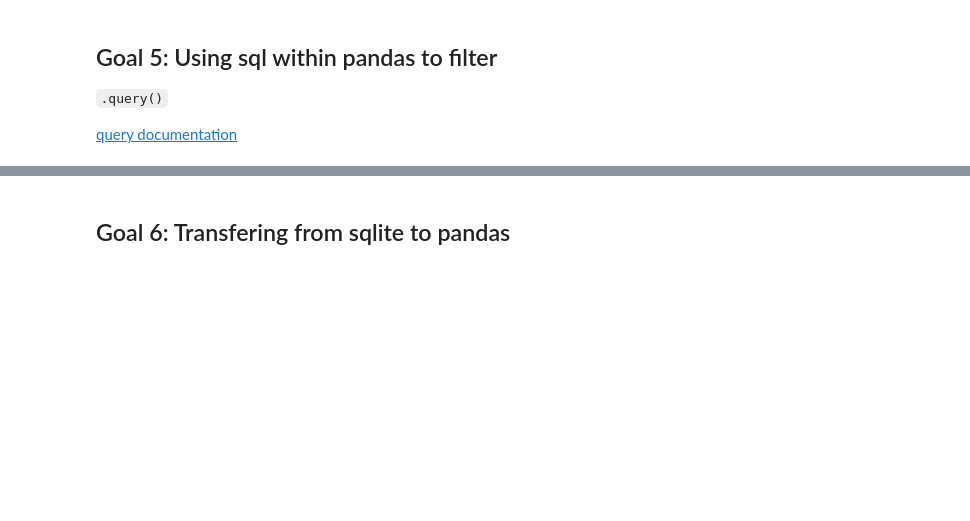
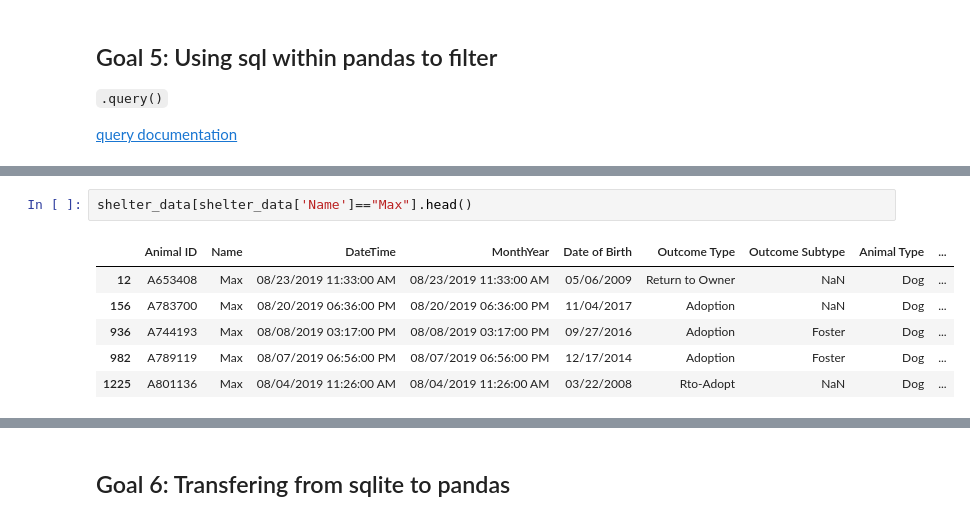
Before and after one commit to learn-co-students/chicago-ds-080519, a Jupyter notebook: Module-2/week-1/day_1_sql_pandas/sql-to-pandas.ipynb, the cells around one changed output, grey strips where cells are left out. Cells and saved outputs as stored; diff of their text form; blank space fills up the shorter version.

```diff
--- a/Module-2/week-1/day_1_sql_pandas/sql-to-pandas.ipynb
+++ b/Module-2/week-1/day_1_sql_pandas/sql-to-pandas.ipynb
@@ -197,3 +374,12 @@ shelter_data[shelter_data['Name']=="Max"]
+# %%
+shelter_data[shelter_data['Name']=="Max"].head()
+# %% [output]
+|  | Animal ID | Name | DateTime | MonthYear | Date of Birth | Outcome Type | Outcome Subtype | Animal Type | ... |
+| 12 | A653408 | Max | 08/23/2019 11:33:00 AM | 08/23/2019 11:33:00 AM | 05/06/2009 | Return to Owner | NaN | Dog | ... |
+| 156 | A783700 | Max | 08/20/2019 06:36:00 PM | 08/20/2019 06:36:00 PM | 11/04/2017 | Adoption | NaN | Dog | ... |
+| 936 | A744193 | Max | 08/08/2019 03:17:00 PM | 08/08/2019 03:17:00 PM | 09/27/2016 | Adoption | Foster | Dog | ... |
+| 982 | A789119 | Max | 08/07/2019 06:56:00 PM | 08/07/2019 06:56:00 PM | 12/17/2014 | Adoption | Foster | Dog | ... |
+| 1225 | A801136 | Max | 08/04/2019 11:26:00 AM | 08/04/2019 11:26:00 AM | 03/22/2008 | Rto-Adopt | NaN | Dog | ... |
 # %%
 shelter_data.rename(index=str, columns={"Animal Type": "animal_type"}, inplace = True)
 test = shelter_data.query('animal_type == "Dog"')
```
Also changed, not shown: parts of 20 cells of this notebook.
